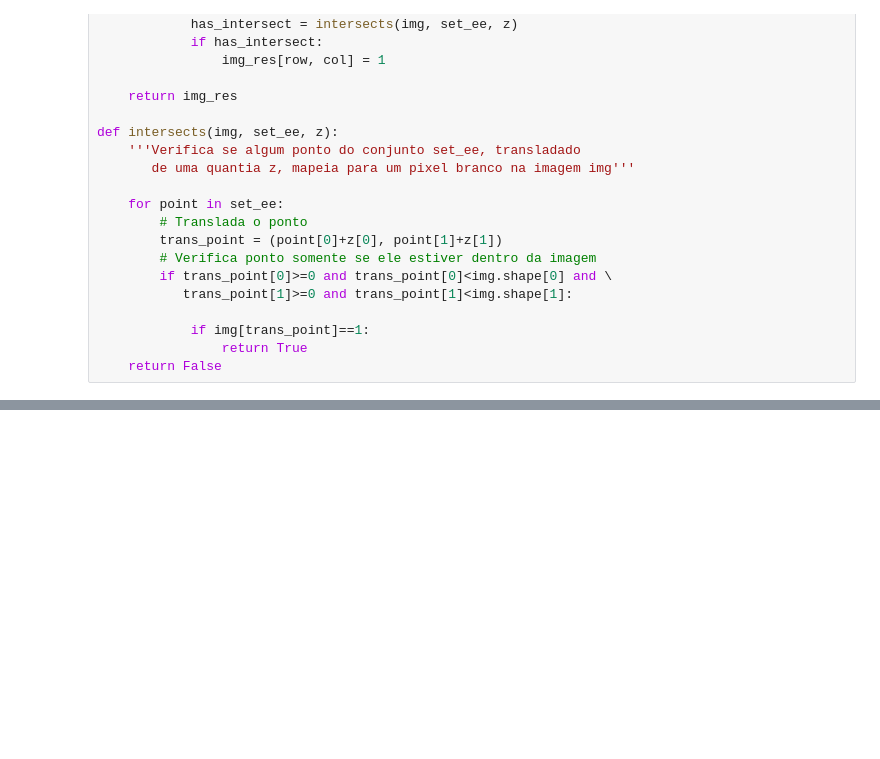
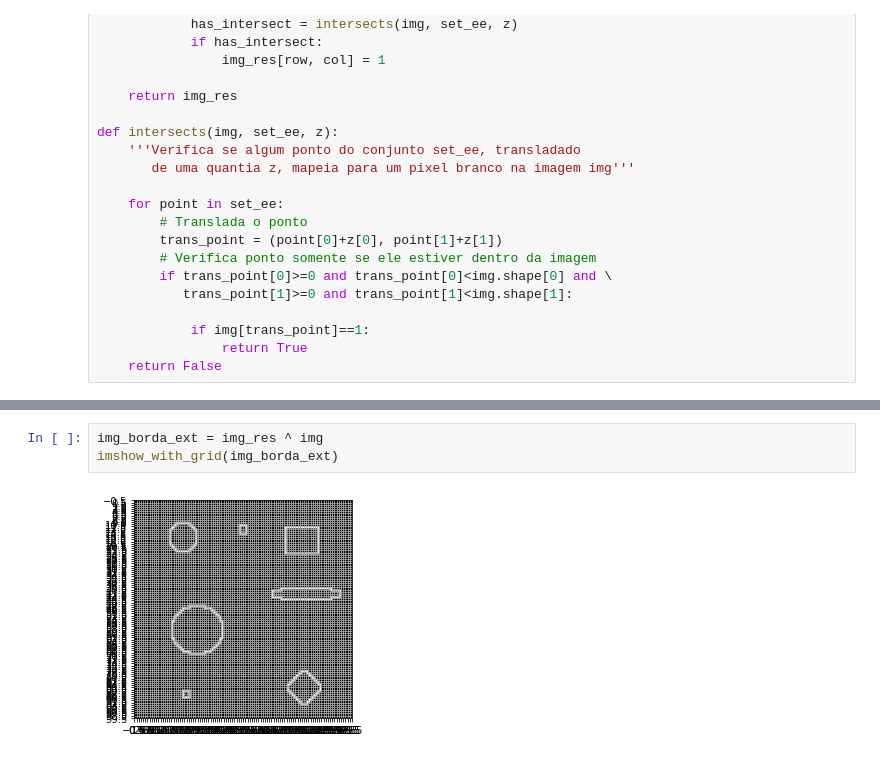
Before and after one commit to IvanCalvo/pdi, a Jupyter notebook: trabalho3/transformada_distancia.ipynb, the cells around one changed output, grey strips where cells are left out. Drawn from its saved outputs; the diff is of its cells as text; blank space fills up the shorter version.

Commit message:
img borda externa

```diff
--- a/trabalho3/transformada_distancia.ipynb
+++ b/trabalho3/transformada_distancia.ipynb
@@ -68,0 +69,5 @@ imshow_with_grid(img_res)
+# %%
+img_borda_ext = img_res ^ img
+imshow_with_grid(img_borda_ext)
+# %% [output]
+[figure, added]
```
Also changed, not shown: parts of 2 cells of this notebook.
